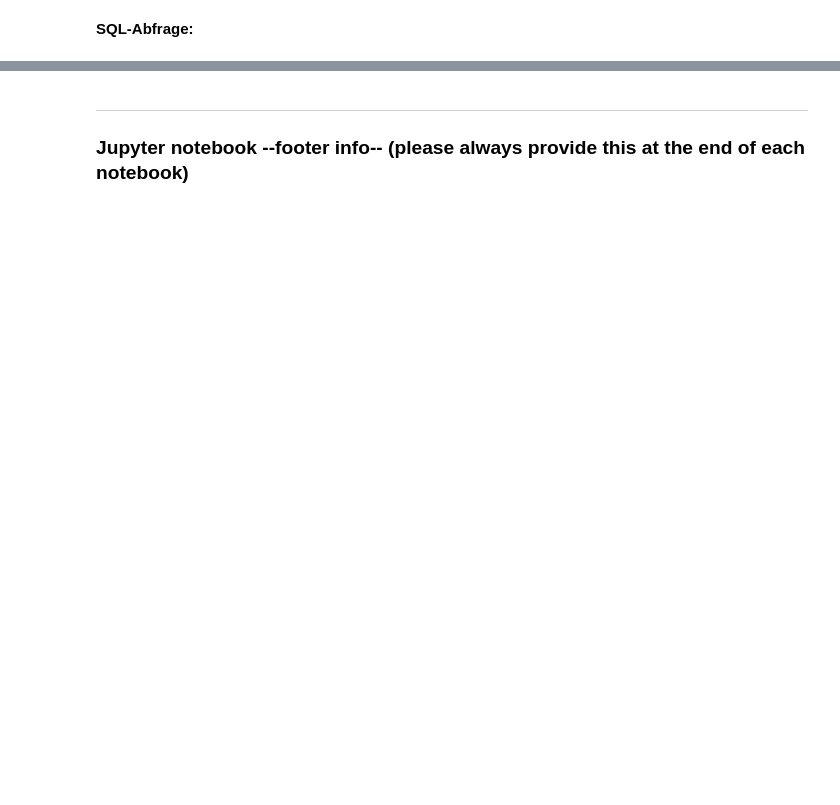
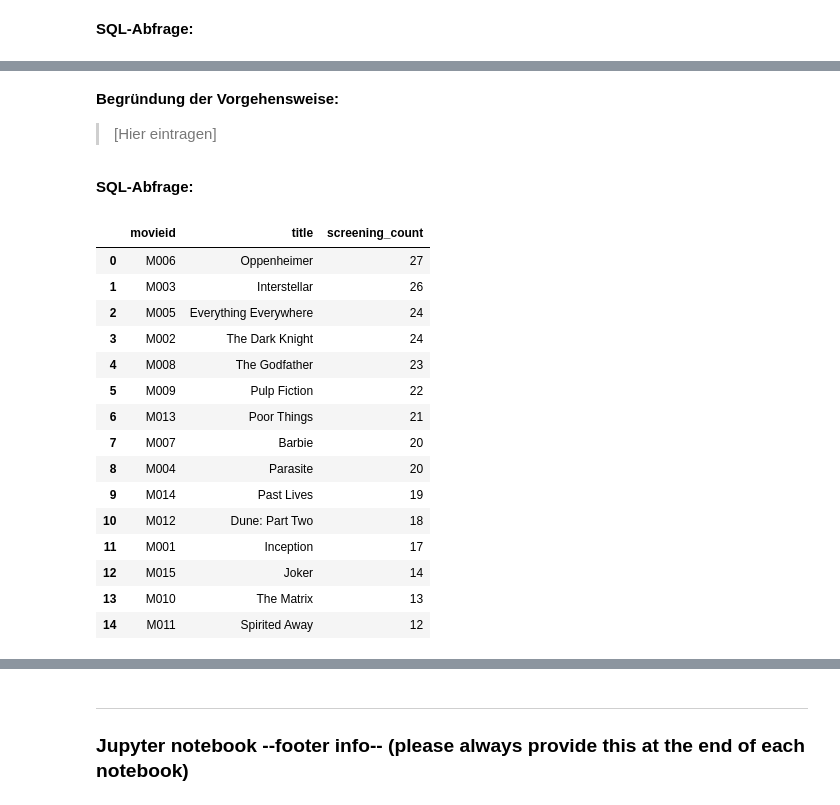
Before and after one commit to simonschmid30/DS_HS2026_LNW, a Jupyter notebook: DS_HS2026_LNW_I_Examples/AP01/AP01_Mgmt_Nutzung_Relationale_Daten.ipynb, the cells around one changed output, grey strips where cells are left out. Saved outputs shown, nothing was run; the diff lists cells and outputs as text; code cells hidden in the pictures; blank space fills up the shorter version.

```diff
--- a/DS_HS2026_LNW_I_Examples/AP01/AP01_Mgmt_Nutzung_Relationale_Daten.ipynb
+++ b/DS_HS2026_LNW_I_Examples/AP01/AP01_Mgmt_Nutzung_Relationale_Daten.ipynb
@@ -320,0 +539,36 @@ df_C3
+# %% [markdown]
+**Begründung der Vorgehensweise:**
+
+> [Hier eintragen]
+# %% [markdown]
+**SQL-Abfrage:**
+# %%
+engine = create_engine(db_connection_url)
+
+df_C5 = pd.read_sql_query("""
+SELECT m.movieid, m.title, COUNT(s.screeningid) AS screening_count
+FROM movies m
+LEFT JOIN screenings s ON s.movieid = m.movieid
+GROUP BY m.movieid, m.title
+ORDER BY screening_count DESC, m.title ASC;
+""", con=engine)
+
+engine.dispose()
+df_C5
+# %% [output]
+|  | movieid | title | screening_count |
+| 0 | M006 | Oppenheimer | 27 |
+| 1 | M003 | Interstellar | 26 |
+| 2 | M005 | Everything Everywhere | 24 |
+| 3 | M002 | The Dark Knight | 24 |
+| 4 | M008 | The Godfather | 23 |
+| 5 | M009 | Pulp Fiction | 22 |
+| 6 | M013 | Poor Things | 21 |
+| 7 | M007 | Barbie | 20 |
+| 8 | M004 | Parasite | 20 |
+| 9 | M014 | Past Lives | 19 |
+| 10 | M012 | Dune: Part Two | 18 |
+| 11 | M001 | Inception | 17 |
+| 12 | M015 | Joker | 14 |
+| 13 | M010 | The Matrix | 13 |
+| 14 | M011 | Spirited Away | 12 |
```
Also changed, not shown: parts of 44 cells of this notebook, 1 other file.
